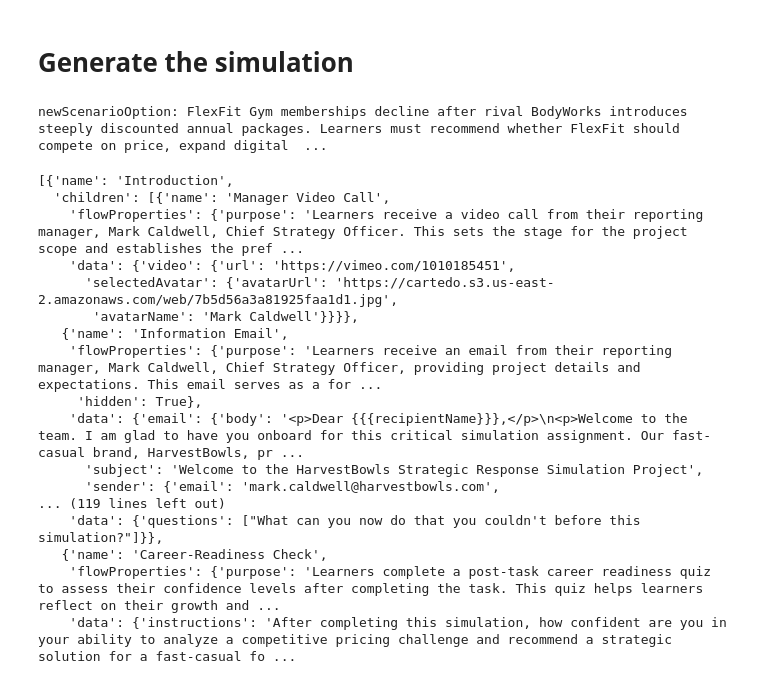
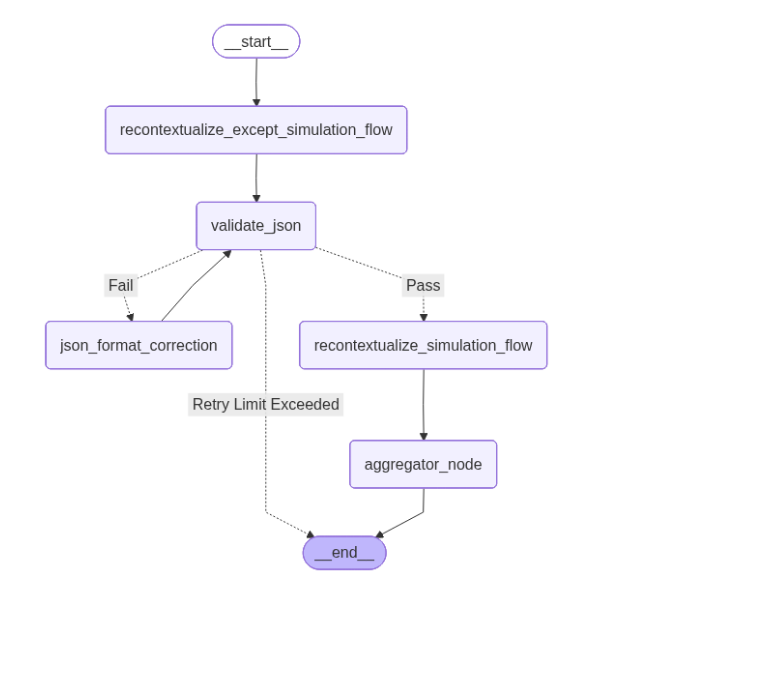
Before and after one commit to mohan696matlab/AI_Simulation, a Jupyter notebook: workflow.ipynb, the cells around one changed output. Saved outputs shown, nothing was run; the diff lists cells and outputs as text; code cells hidden in the pictures; blank space fills up the shorter version.

```diff
--- a/workflow.ipynb
+++ b/workflow.ipynb
@@ -256,2 +0,0 @@ JSON Schema Validation OK
-# %%
-json.loads(state['generated_schema'])
@@ -276,2 +0,0 @@ json.loads(state['generated_schema'])
-# %% [markdown]
-# Generate the simulation
@@ -280,24 +1,13 @@ simulation_context = state['generated_schema']
-# %%
-print(f'newScenarioOption: {newScenarioOption}')
-# %% [output]
-newScenarioOption: FlexFit Gym memberships decline after rival BodyWorks introduces steeply discounted annual packages. Learners must recommend whether FlexFit should compete on price, expand digital  ...
-# %%
-data['topicWizardData']['simulationFlow']
-# %% [output]
-[{'name': 'Introduction',
-  'children': [{'name': 'Manager Video Call',
-    'flowProperties': {'purpose': 'Learners receive a video call from their reporting manager, Mark Caldwell, Chief Strategy Officer. This sets the stage for the project scope and establishes the pref ...
-    'data': {'video': {'url': 'https://vimeo.com/1010185451',
-      'selectedAvatar': {'avatarUrl': 'https://cartedo.s3.us-east-2.amazonaws.com/web/7b5d56a3a81925faa1d1.jpg',
-       'avatarName': 'Mark Caldwell'}}}},
-   {'name': 'Information Email',
-    'flowProperties': {'purpose': 'Learners receive an email from their reporting manager, Mark Caldwell, Chief Strategy Officer, providing project details and expectations. This email serves as a for ...
-     'hidden': True},
-    'data': {'email': {'body': '<p>Dear {{{recipientName}}},</p>\n<p>Welcome to the team. I am glad to have you onboard for this critical simulation assignment. Our fast-casual brand, HarvestBowls, pr ...
-      'subject': 'Welcome to the HarvestBowls Strategic Response Simulation Project',
-      'sender': {'email': 'mark.caldwell@harvestbowls.com',
-... (119 lines left out)
-    'data': {'questions': ["What can you now do that you couldn't before this simulation?"]}},
-   {'name': 'Career-Readiness Check',
-    'flowProperties': {'purpose': 'Learners complete a post-task career readiness quiz to assess their confidence levels after completing the task. This quiz helps learners reflect on their growth and ...
-    'data': {'instructions': 'After completing this simulation, how confident are you in your ability to analyze a competitive pricing challenge and recommend a strategic solution for a fast-casual fo ...
+# %%
+from utlis import build_workflow, create_initial_state
+import json
+from langgraph.checkpoint.memory import InMemorySaver # For Persistance
+import os
+
+checkpointer = InMemorySaver()
+
+chain = build_workflow(checkpoints=checkpointer)
+
+chain
+# %% [output]
+[figure, added]
```
Also changed, not shown: parts of 22 cells of this notebook, 11 other files.
